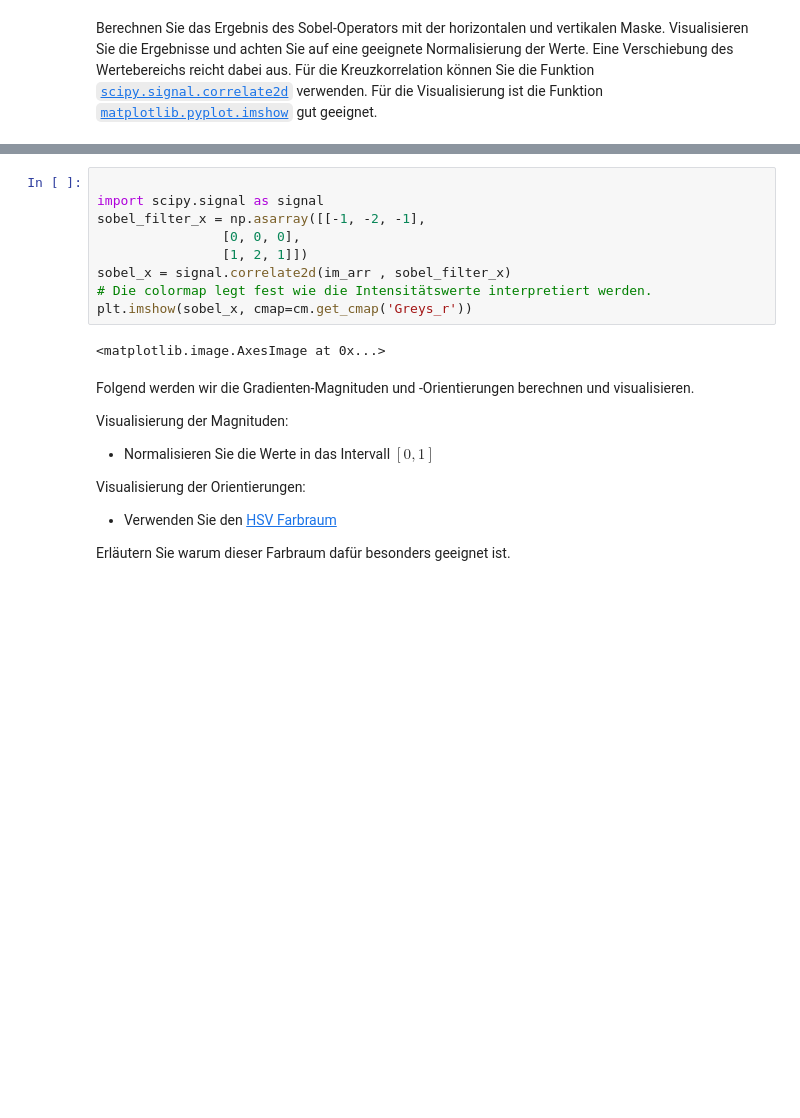
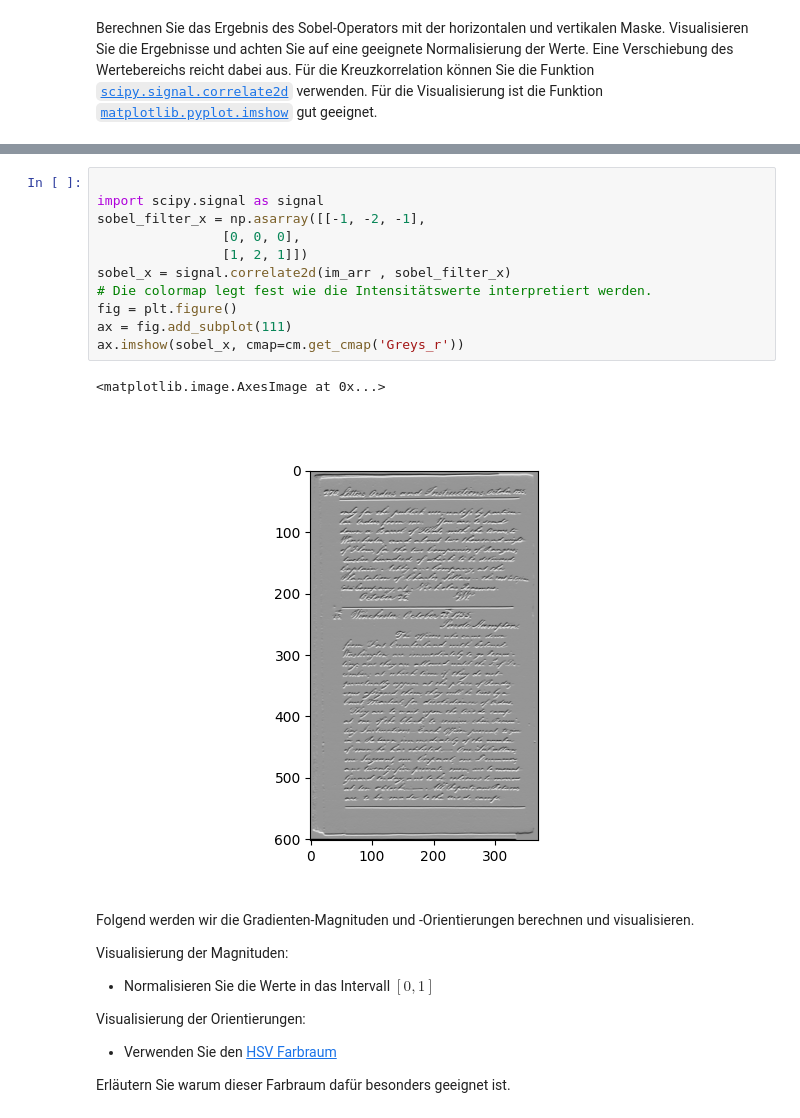
Before and after one commit to magdyamr542/fachprojekt, a Jupyter notebook: aufgabe5/aufgabe05.ipynb, the cells around one changed output, grey strips where cells are left out. Drawn from its saved outputs; the diff is of its cells as text; blank space fills up the shorter version.

```diff
--- a/aufgabe5/aufgabe05.ipynb
+++ b/aufgabe5/aufgabe05.ipynb
@@ -89,14 +96,17 @@ plt.imshow(sobel_y, cmap=cm.get_cmap('Greys_r'))
 # %%
 
 import scipy.signal as signal
 sobel_filter_x = np.asarray([[-1, -2, -1],
                 [0, 0, 0],
                 [1, 2, 1]])
 sobel_x = signal.correlate2d(im_arr , sobel_filter_x)
 # Die colormap legt fest wie die Intensitätswerte interpretiert werden.
-plt.imshow(sobel_x, cmap=cm.get_cmap('Greys_r'))
+fig = plt.figure()
+ax = fig.add_subplot(111)
+ax.imshow(sobel_x, cmap=cm.get_cmap('Greys_r'))
 # %% [output]
 <matplotlib.image.AxesImage at 0x...>
+[figure, added]
 # %% [markdown]
 Folgend werden wir die Gradienten-Magnituden und -Orientierungen berechnen und visualisieren.
 
```
Also changed, not shown: parts of 12 cells of this notebook.
